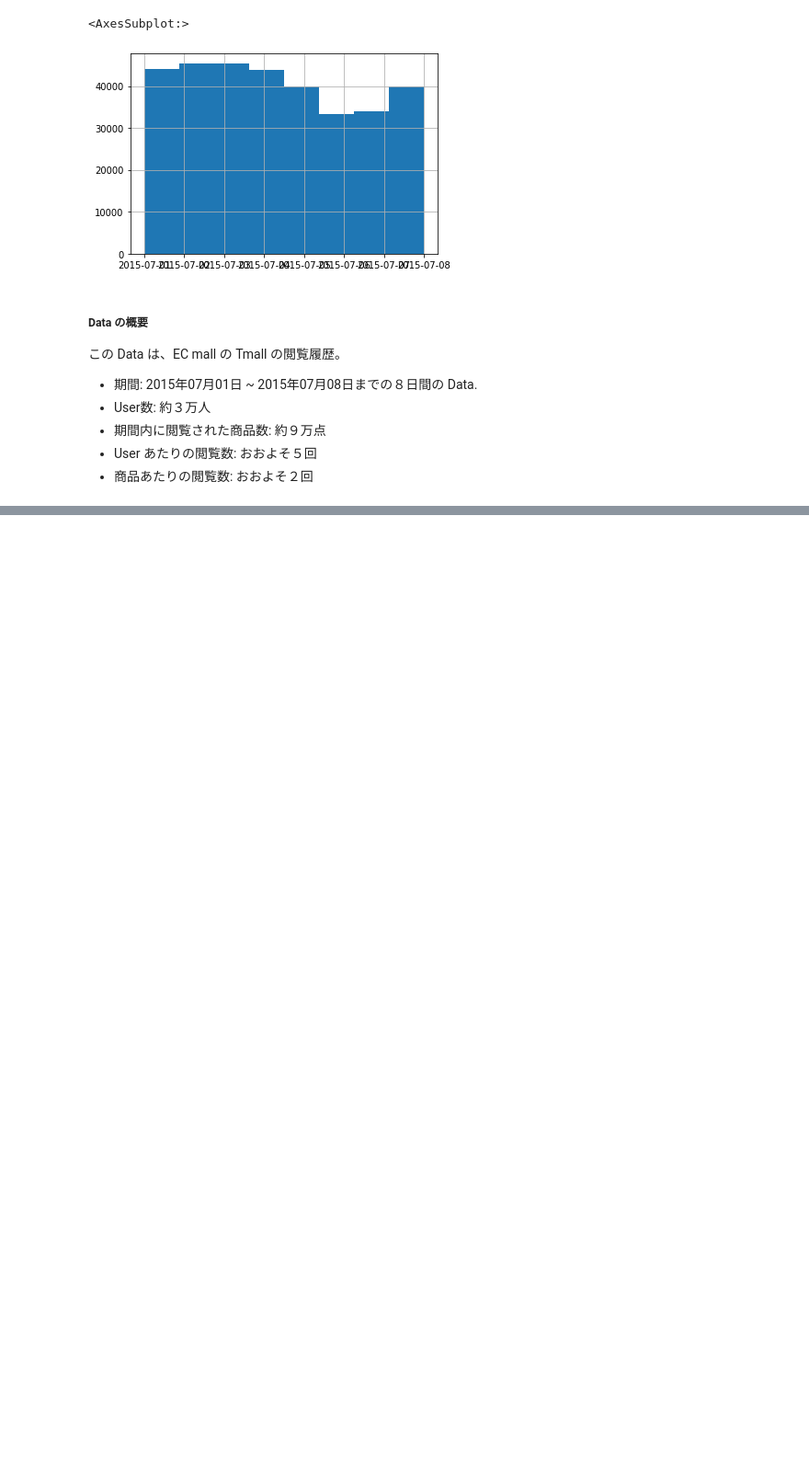
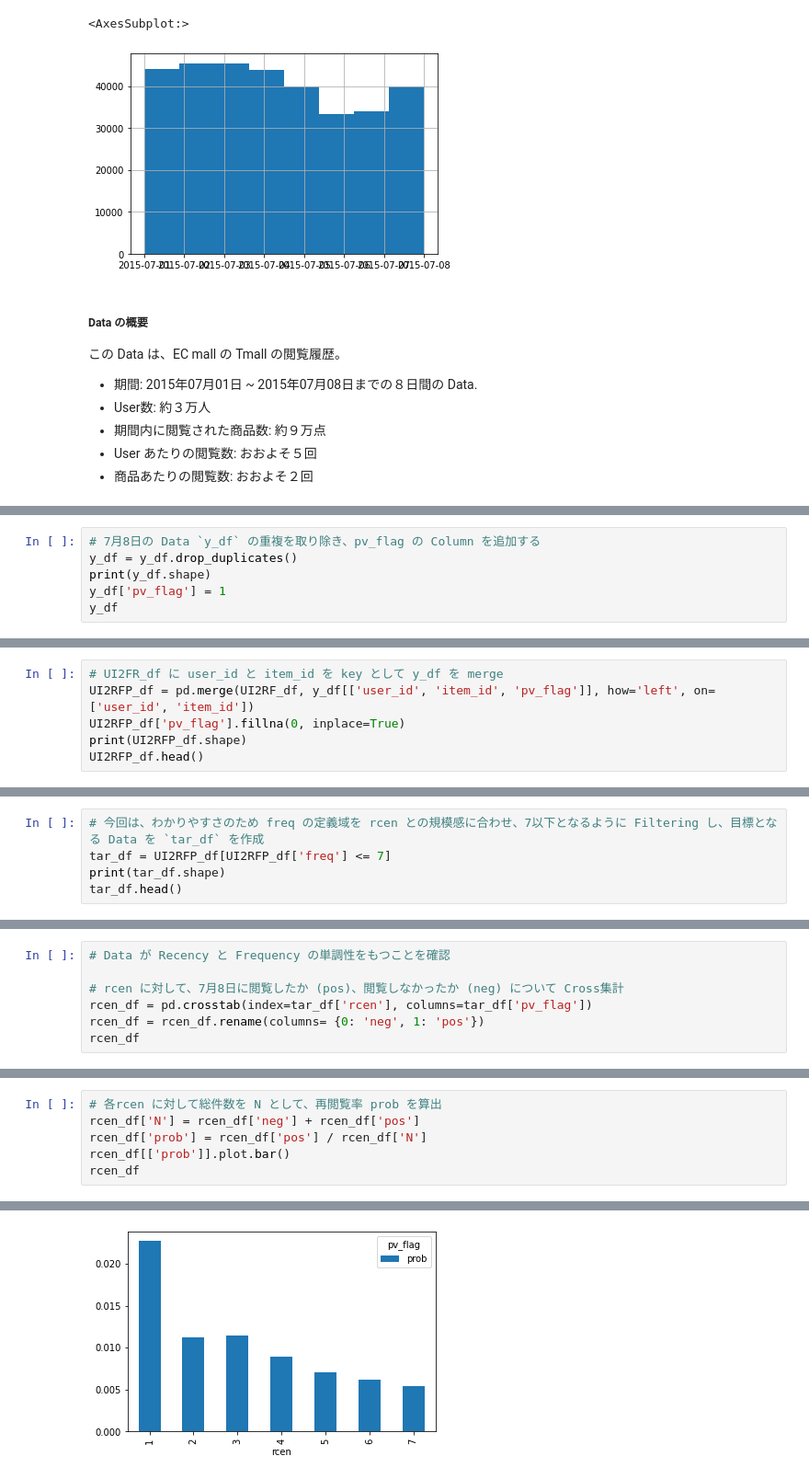
Before and after one commit to 1024xx4/py_mathematical_optimization, a Jupyter notebook: 7_recommendation/recommendation.ipynb, the cells around one changed output, grey strips where cells are left out. Shown at 92% size. Drawn from its saved outputs; the diff is of its cells as text; blank space fills up the shorter version.

Commit message:
Feat: 取り扱う Data に仮定が成り立つか確認する#13
仮定:
- Recency に関する単調性: User は最近閲覧した商品ほど興味がある
- Frequency に関する単調性: User は何度も閲覧した商品ほど興味がある

```diff
--- a/7_recommendation/recommendation.ipynb
+++ b/7_recommendation/recommendation.ipynb
@@ -95,0 +280,6 @@ log_df['date'].hist(bins=8)
+# %%
+# 7月8日の Data `y_df` の重複を取り除き、pv_flag の Column を追加する
+y_df = y_df.drop_duplicates()
+print(y_df.shape)
+y_df['pv_flag'] = 1
+y_df
@@ -95,0 +301,6 @@ log_df['date'].hist(bins=8)
+# %%
+# UI2FR_df に user_id と item_id を key として y_df を merge
+UI2RFP_df = pd.merge(UI2RF_df, y_df[['user_id', 'item_id', 'pv_flag']], how='left', on=['user_id', 'item_id'])
+UI2RFP_df['pv_flag'].fillna(0, inplace=True)
+print(UI2RFP_df.shape)
+UI2RFP_df.head()
@@ -95,0 +325,5 @@ log_df['date'].hist(bins=8)
+# %%
+# 今回は、わかりやすさのため freq の定義域を rcen との規模感に合わせ、7以下となるように Filtering し、目標となる Data を `tar_df` を作成
+tar_df = UI2RFP_df[UI2RFP_df['freq'] <= 7]
+print(tar_df.shape)
+tar_df.head()
@@ -95,0 +345,7 @@ log_df['date'].hist(bins=8)
+# %%
+# Data が Recency と Frequency の単調性をもつことを確認
+
+# rcen に対して、7月8日に閲覧したか (pos)、閲覧しなかったか (neg) について Cross集計
+rcen_df = pd.crosstab(index=tar_df['rcen'], columns=tar_df['pv_flag'])
+rcen_df = rcen_df.rename(columns= {0: 'neg', 1: 'pos'})
+rcen_df
@@ -95,0 +362,7 @@ log_df['date'].hist(bins=8)
+# %%
+# 各rcen に対して総件数を N として、再閲覧率 prob を算出
+rcen_df['N'] = rcen_df['neg'] + rcen_df['pos']
+rcen_df['prob'] = rcen_df['pos'] / rcen_df['N']
+rcen_df[['prob']].plot.bar()
+rcen_df
+# %% [output]
@@ -95,0 +378 @@ log_df['date'].hist(bins=8)
+[figure, added]
```
Also changed, not shown: parts of 34 cells of this notebook.
